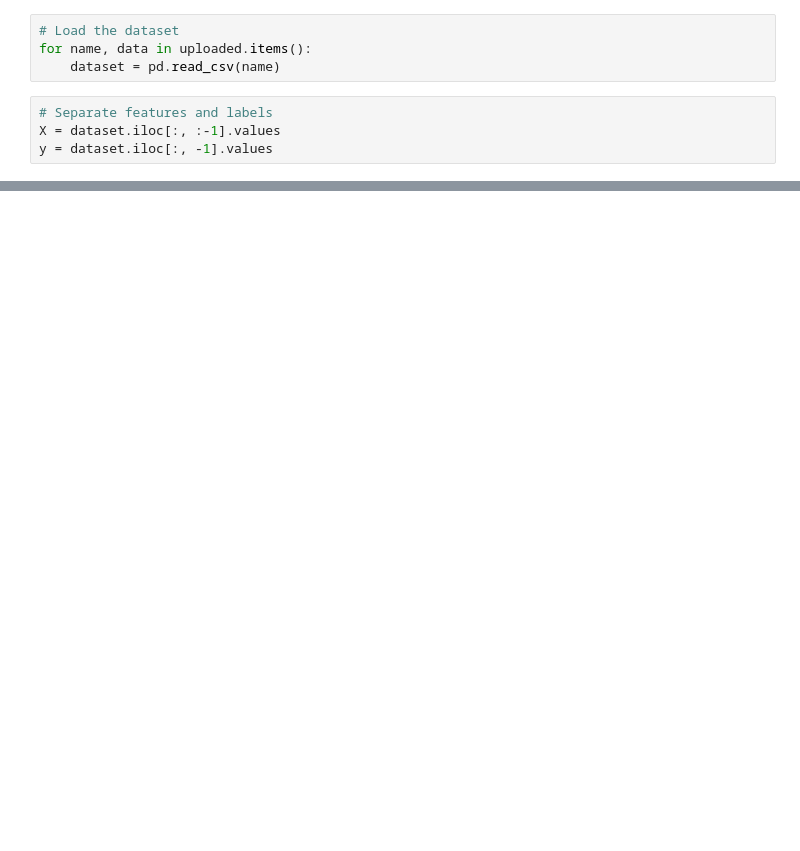
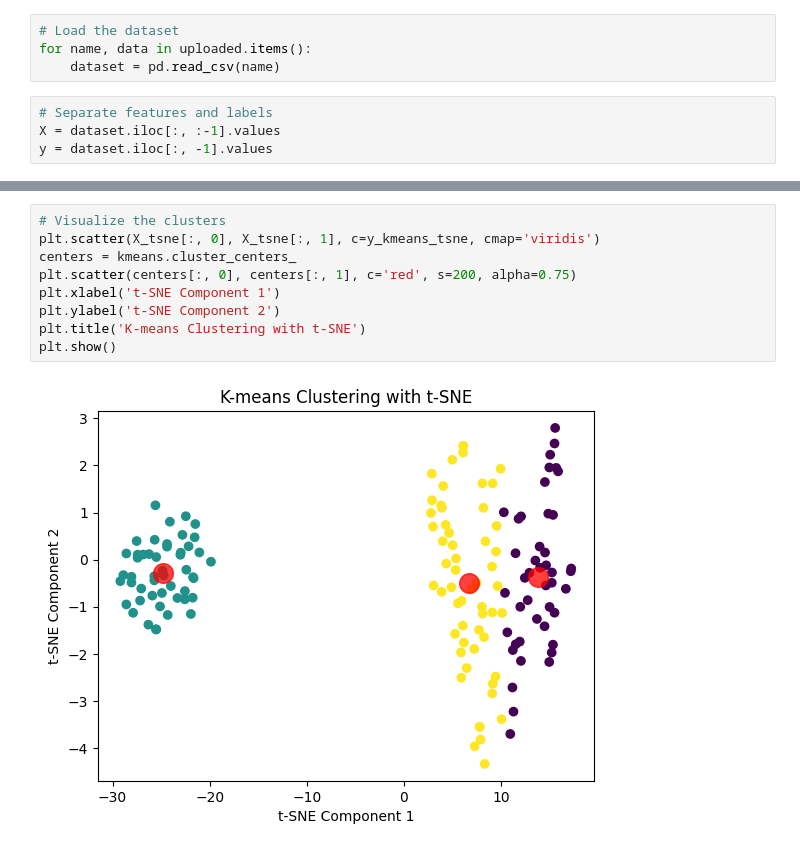
Before and after one commit to leemutai/Intro_to_datascience, a Jupyter notebook: DimensionalityReduction.ipynb, the cells around one changed output, grey strips where cells are left out. Cells and saved outputs as stored; diff of their text form; blank space fills up the shorter version.

```diff
--- a/DimensionalityReduction.ipynb
+++ b/DimensionalityReduction.ipynb
@@ -43,0 +106,11 @@ y = dataset.iloc[:, -1].values
+# %%
+# Visualize the clusters
+plt.scatter(X_tsne[:, 0], X_tsne[:, 1], c=y_kmeans_tsne, cmap='viridis')
+centers = kmeans.cluster_centers_
+plt.scatter(centers[:, 0], centers[:, 1], c='red', s=200, alpha=0.75)
+plt.xlabel('t-SNE Component 1')
+plt.ylabel('t-SNE Component 2')
+plt.title('K-means Clustering with t-SNE')
+plt.show()
+# %% [output]
+[figure, added]
```
Also changed, not shown: parts of 28 cells of this notebook.
